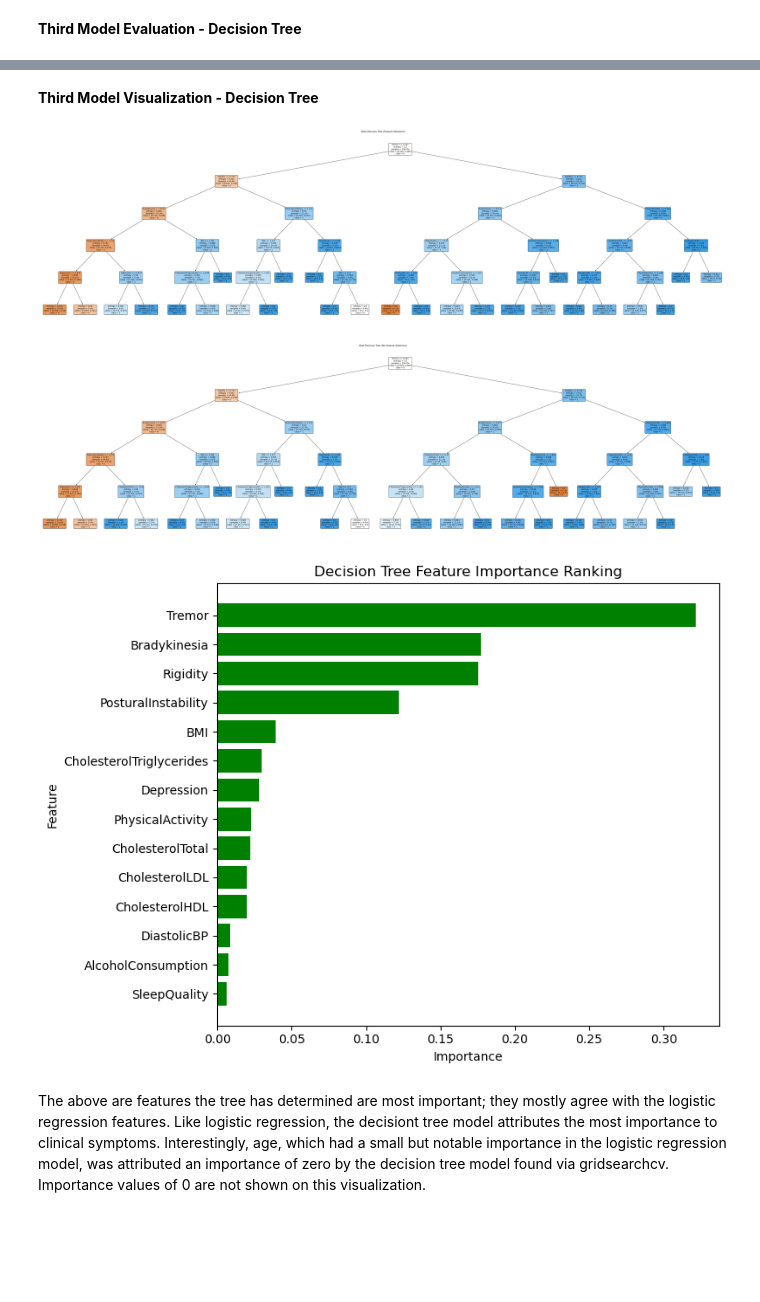
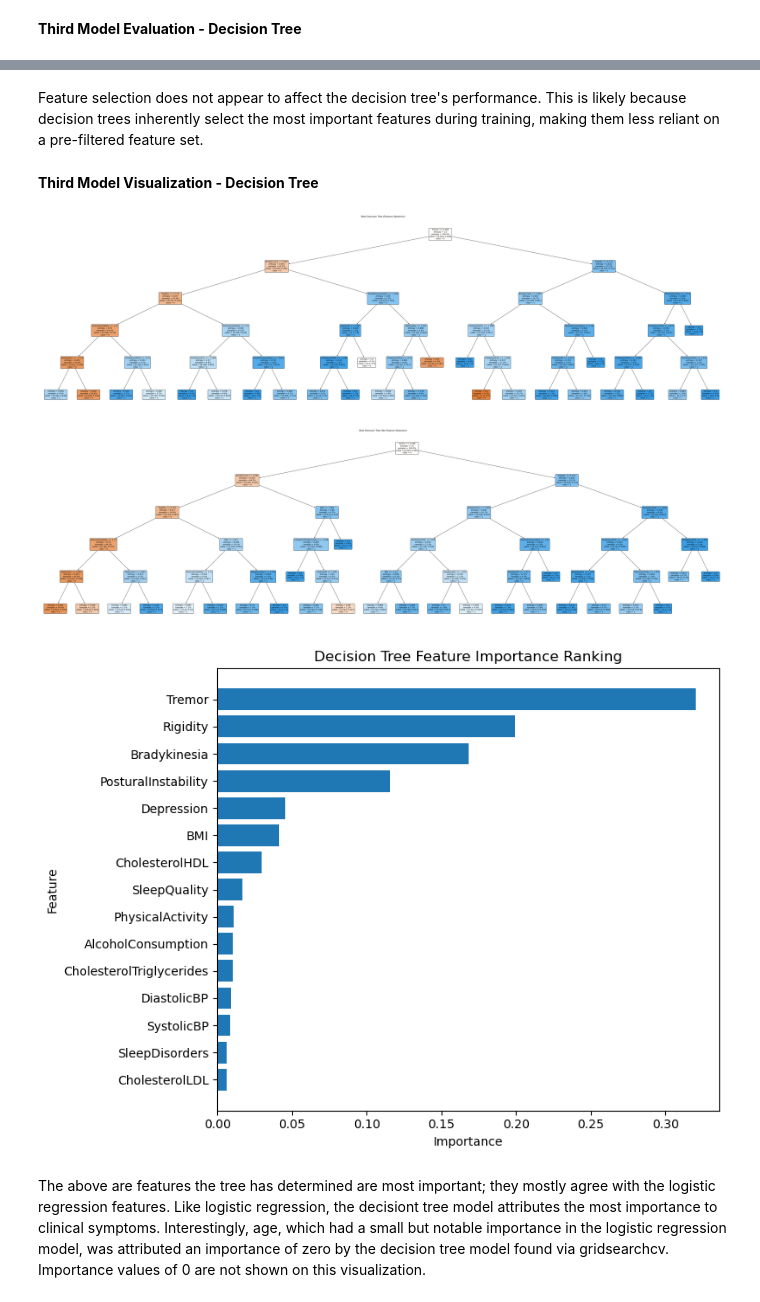
Before and after one commit to RiaChacko/MLGroup, a Jupyter notebook: Parkinsons/Parkinsons_Project.ipynb, the cells around one changed output, grey strips where cells are left out. Cells and saved outputs as stored; diff of their text form; code cells hidden in the pictures; blank space fills up the shorter version.

Commit message:
models

```diff
--- a/Parkinsons/Parkinsons_Project.ipynb
+++ b/Parkinsons/Parkinsons_Project.ipynb
@@ -98,21 +101,21 @@ x_train, x_test, y_train, y_test = train_test_split(st_pk_x, pk_y_smote, train_s
 # %% [markdown]
 **Feature Selection**
 # %%
-#Recursive Feature Elimination
-#Basing RFE on a Logistic Regression Model since it's simple to train
-elim_model = model = LogisticRegression(max_iter=1200, random_state=42)
+#Iterative Forward Feature Selection
+#Using Logistic Regression as a base
+feature_model = LogisticRegression(random_state=42)
 
-feature_elim = RFE(estimator=elim_model, n_features_to_select=25)
-feature_elim.fit(x_train, y_train)
+f_sel =  SequentialFeatureSelector(estimator=feature_model, n_features_to_select="auto", direction="forward", scoring="f1", cv=5)
+f_sel.fit(x_train, y_train)
 
 #Take best features from this training and use for all future models
-top_features = feature_elim.support_
+top_features = f_sel.support_
 x_train_s = x_train[:, top_features]
 x_test_s = x_test[:, top_features]
 
 #Retrieve Feature Names For Plotting
 feature_names = pk_features.columns.tolist()
-selected_feature_names = [name for name, selected in zip(feature_names, feature_elim.support_) if selected]
+selected_feature_names = [name for name, selected in zip(feature_names, f_sel.support_) if selected]
 # %%
 selected_feature_names
 # %% [output]
@@ -240,10 +240,10 @@ These visualizations reveal huge influence from symptom features- notably, tremo
 # %%
 #Fit Model with Optimal Parameters Using GridSearchCV
 svm_params = {'C': [0.1, 1, 10], 'gamma': [0.01, 0.1, 1, 10]}
-svm = GridSearchCV(estimator=SVC(kernel='rbf', random_state=42), param_grid=svm_params, scoring='accuracy')
+svm = GridSearchCV(estimator=SVC(kernel='rbf', random_state=42), param_grid=svm_params, scoring='accuracy', cv=5)
 svm.fit(x_train_s, y_train)
 
 #Fit Model w/o Feature Selection for comparison
-svm_b = GridSearchCV(estimator=SVC(kernel='rbf', random_state=42), param_grid=svm_params, scoring='accuracy')
+svm_b = GridSearchCV(estimator=SVC(kernel='rbf', random_state=42), param_grid=svm_params, scoring='accuracy', cv=5)
 svm_b.fit(x_train, y_train)
 # %% [output]
@@ -384,4 +384,6 @@ F1 Score: 0.7601351351351351
 [figure]
+# %% [markdown]
+Feature selection does not appear to affect the decision tree's performance. This is likely because decision trees inherently select the most important features during training, making them less reliant on a pre-filtered feature set.
 # %% [markdown]
 **Third Model Visualization - Decision Tree**
 # %%
@@ -391,7 +393,7 @@ plot_tree(dtree.best_estimator_, feature_names=selected_feature_names, class_nam
 plt.title("Best Decision Tree (Feature Selection)")
 plt.show()
 # %% [output]
-[figure, old version]
+[figure, new version]
 # %%
 #Show Tree With No Feature Selection Applied
 plt.figure(figsize=(64, 18))
@@ -399,24 +401,24 @@ plot_tree(dtree_b.best_estimator_, feature_names=feature_names, class_names=["0"
 plt.title("Best Decision Tree (No Feature Selection)")
 plt.show()
 # %% [output]
-[figure, old version]
+[figure, new version]
 # %%
 #Show Most Important Features From Full Tree
 dtree_b_imp = pd.DataFrame({
     "Feature": feature_names,
     "Importance": dtree_b.best_estimator_.feature_importances_
 })
 dtree_b_imp = dtree_b_imp[dtree_b_imp["Importance"] > 0]
 dtree_b_imp = dtree_b_imp.sort_values(by="Importance", ascending=True)
 
 plt.figure(figsize=(8, 6))
-plt.barh(dtree_b_imp["Feature"], dtree_b_imp["Importance"], color=logreg_colors)
+plt.barh(dtree_b_imp["Feature"], dtree_b_imp["Importance"])
 plt.title("Decision Tree Feature Importance Ranking")
 plt.xlabel("Importance")
 plt.ylabel("Feature")
 plt.tight_layout()
 plt.show()
 # %% [output]
-[figure, old version]
+[figure, new version]
 # %% [markdown]
 The above are features the tree has determined are most important; they mostly agree with the logistic regression features. Like logistic regression, the decisiont tree model attributes the most importance to clinical symptoms. Interestingly, age, which had a small but notable importance in the logistic regression model, was attributed an importance of zero by the decision tree model found via gridsearchcv. Importance values of 0 are not shown on this visualization.
```
Also changed, not shown: parts of 23 cells of this notebook.
